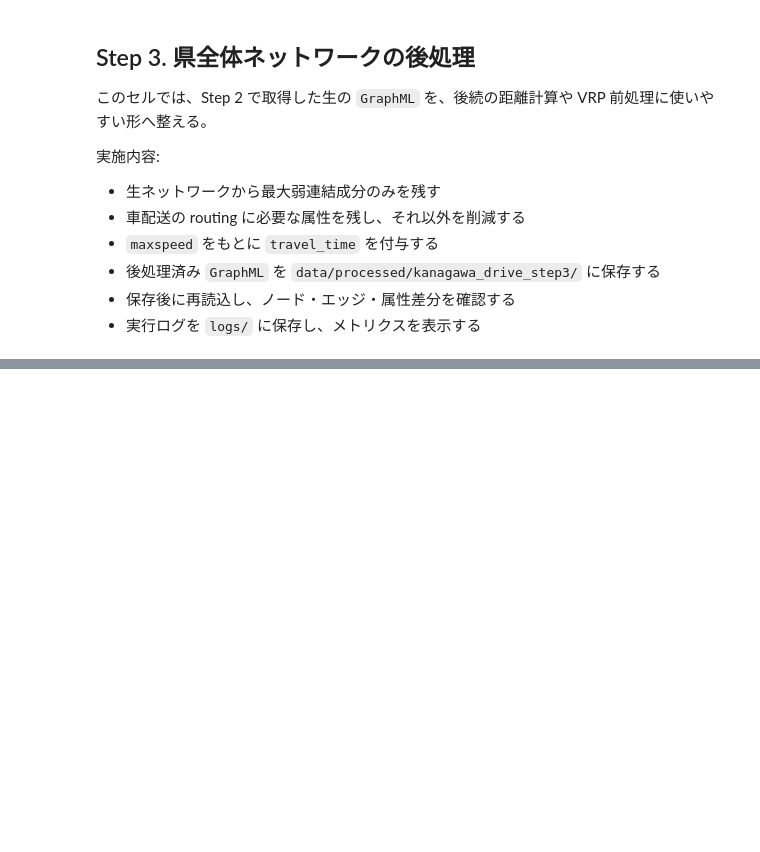
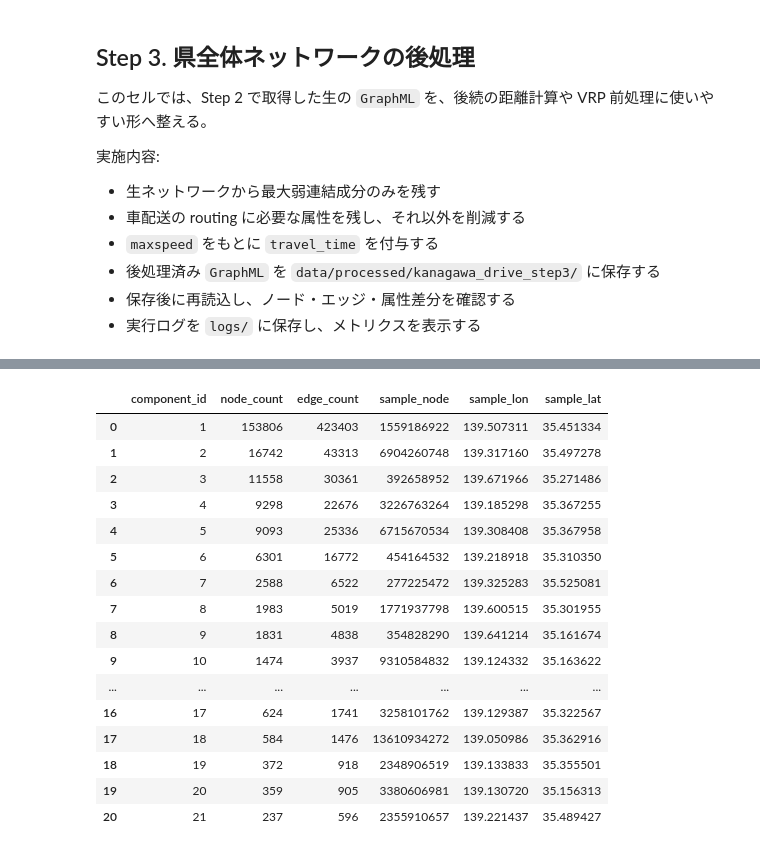
Before and after one commit to 19HY21/vrp-road-network-optimization, a Jupyter notebook: notebooks/001_osm_network_feasibility_validation_plan.ipynb, the cells around one changed output, grey strips where cells are left out. Drawn from its saved outputs; the diff is of its cells as text; code cells hidden in the pictures; blank space fills up the shorter version.

Commit message:
Add Step 4 network merge validation and route diagnostics

```diff
--- a/notebooks/001_osm_network_feasibility_validation_plan.ipynb
+++ b/notebooks/001_osm_network_feasibility_validation_plan.ipynb
@@ -359,0 +941,82 @@ Differences found after reload: none
+# %%
+STEP4_ANALYSIS_PATH = OUTPUT_METRICS_DIR / 'kanagawa_municipality_merged_component_analysis.csv'
+STEP4_ANALYSIS_ROUTE_PATH = OUTPUT_METRICS_DIR / 'kanagawa_municipality_merged_component_route_points.csv'
+
+analysis_graph = ox.load_graphml(STEP4_OUTPUT_GRAPH_PATH)
+analysis_raw_graph = ox.load_graphml(STEP4_REFERENCE_RAW_PATH)
+
+components = list(nx.weakly_connected_components(analysis_graph))
+component_rows = []
+node_to_component = {}
+
+for component_index, component_nodes in enumerate(sorted(components, key=len, reverse=True), start=1):
+    subgraph = analysis_graph.subgraph(component_nodes)
+    sample_node = next(iter(component_nodes))
+    sample_data = analysis_graph.nodes[sample_node]
+    component_rows.append(
+        {
+            'component_id': component_index,
+            'node_count': subgraph.number_of_nodes(),
+            'edge_count': subgraph.number_of_edges(),
+            'sample_node': sample_node,
+            'sample_lon': float(sample_data['x']),
+            'sample_lat': float(sample_data['y']),
+        }
+    )
+    for node_id in component_nodes:
+        node_to_component[node_id] = component_index
+
+component_df = pd.DataFrame(component_rows)
+component_df.to_csv(STEP4_ANALYSIS_PATH, index=False, encoding='utf-8-sig')
+
+projected_analysis_graph = ox.project_graph(analysis_graph)
+analysis_projected_crs = projected_analysis_graph.graph['crs']
+analysis_projected_crs_value = analysis_projected_crs.to_string() if hasattr(analysis_projected_crs, 'to_string') else str(analysis_projected_crs)
+analysis_transformer = Transformer.from_crs('EPSG:4326', analysis_projected_crs_value, always_xy=True)
+
+route_point_rows = []
+for route in STEP4_ROUTE_POINTS:
+    for point_type in ['start', 'end']:
+        point_name = route[f'{point_type}_name']
+        point_lat = route[f'{point_type}_lat']
+        point_lon = route[f'{point_type}_lon']
+        point_x, point_y = analysis_transformer.transform(point_lon, point_lat)
+        nearest_node = nearest_node_without_optional_deps(projected_analysis_graph, point_x, point_y)
+        route_point_rows.append(
+            {
+                'route_name': route['route_name'],
+                'point_type': point_type,
+                'point_name': point_name,
+                'nearest_node': nearest_node,
+                'component_id': node_to_component.get(nearest_node, pd.NA),
+                'lon': point_lon,
+                'lat': point_lat,
+            }
+        )
+
+route_point_df = pd.DataFrame(route_point_rows)
+route_point_df.to_csv(STEP4_ANALYSIS_ROUTE_PATH, index=False, encoding='utf-8-sig')
+
+merged_nodes = set(analysis_graph.nodes)
+raw_nodes = set(analysis_raw_graph.nodes)
+missing_node_count_vs_raw = len(raw_nodes - merged_nodes)
+extra_node_count_vs_raw = len(merged_nodes - raw_nodes)
+
+merged_edges = set(analysis_graph.edges(keys=True))
+raw_edges = set(analysis_raw_graph.edges(keys=True))
+missing_edge_count_vs_raw = len(raw_edges - merged_edges)
+extra_edge_count_vs_raw = len(merged_edges - raw_edges)
+
+print(f'Weak component count: {len(component_df)}')
+print(component_df[['component_id', 'node_count', 'edge_count', 'sample_lon', 'sample_lat']].to_string(index=False))
+print('')
+print('Route point component mapping:')
+print(route_point_df.to_string(index=False))
+print('')
+print(f'Missing nodes vs raw: {missing_node_count_vs_raw}')
+print(f'Extra nodes vs raw: {extra_node_count_vs_raw}')
+print(f'Missing edges vs raw: {missing_edge_count_vs_raw}')
+print(f'Extra edges vs raw: {extra_edge_count_vs_raw}')
+
+component_df
+# %% [output]
@@ -359,0 +1040,17 @@ Differences found after reload: none
+|  | component_id | node_count | edge_count | sample_node | sample_lon | sample_lat |
+| 0 | 1 | 153806 | 423403 | 1559186922 | 139.507311 | 35.451334 |
+| 1 | 2 | 16742 | 43313 | 6904260748 | 139.317160 | 35.497278 |
+| 2 | 3 | 11558 | 30361 | 392658952 | 139.671966 | 35.271486 |
+| 3 | 4 | 9298 | 22676 | 3226763264 | 139.185298 | 35.367255 |
+| 4 | 5 | 9093 | 25336 | 6715670534 | 139.308408 | 35.367958 |
+| 5 | 6 | 6301 | 16772 | 454164532 | 139.218918 | 35.310350 |
+| 6 | 7 | 2588 | 6522 | 277225472 | 139.325283 | 35.525081 |
+| 7 | 8 | 1983 | 5019 | 1771937798 | 139.600515 | 35.301955 |
+| 8 | 9 | 1831 | 4838 | 354828290 | 139.641214 | 35.161674 |
+| 9 | 10 | 1474 | 3937 | 9310584832 | 139.124332 | 35.163622 |
+| ... | ... | ... | ... | ... | ... | ... |
+| 16 | 17 | 624 | 1741 | 3258101762 | 139.129387 | 35.322567 |
+| 17 | 18 | 584 | 1476 | 13610934272 | 139.050986 | 35.362916 |
+| 18 | 19 | 372 | 918 | 2348906519 | 139.133833 | 35.355501 |
+| 19 | 20 | 359 | 905 | 3380606981 | 139.130720 | 35.156313 |
+| 20 | 21 | 237 | 596 | 2355910657 | 139.221437 | 35.489427 |
```
Also changed, not shown: parts of 14 cells of this notebook, 15 other files.
